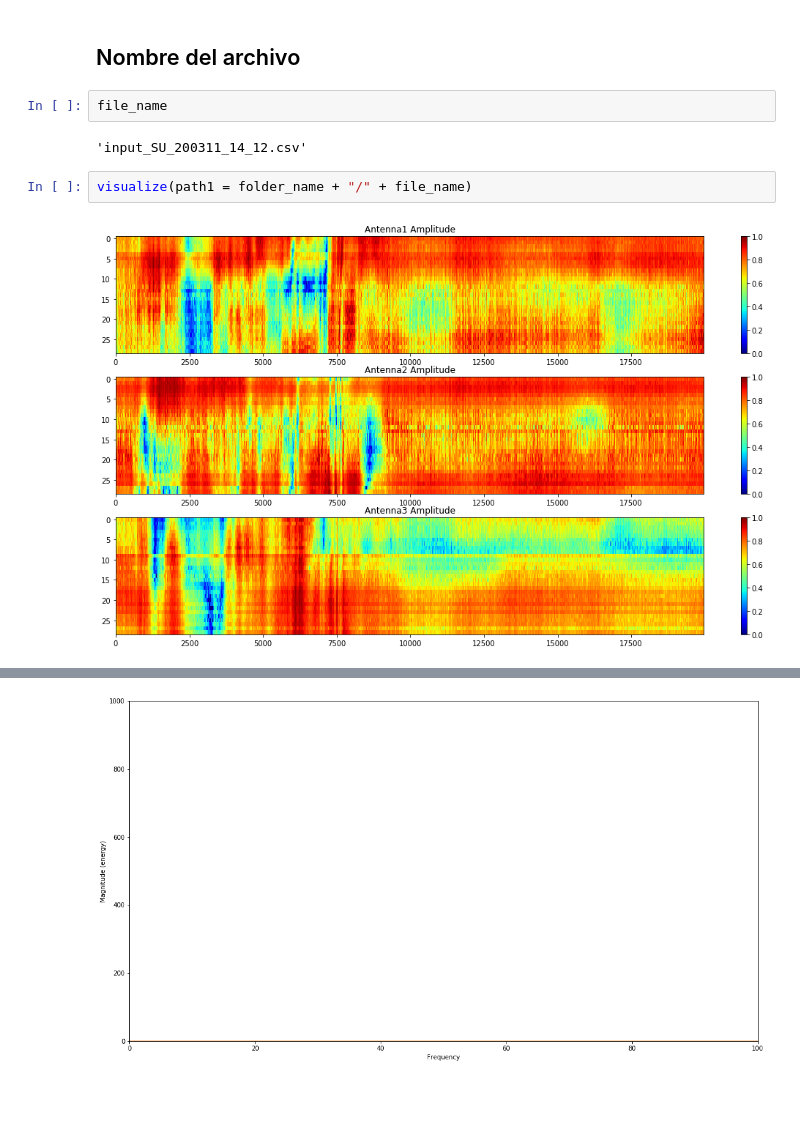
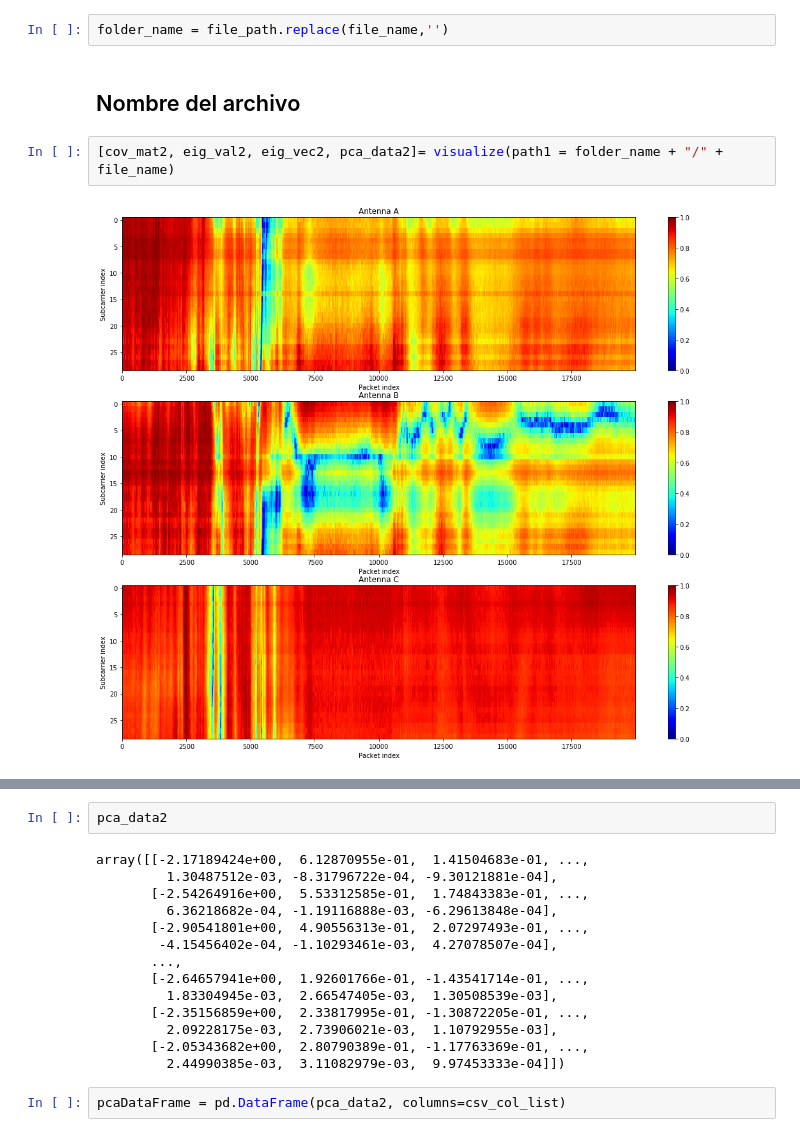
Before and after one commit to RevanTIE/WIFIALR, a Jupyter notebook: PCA_STFT_visualize.ipynb, the cells around one changed output, grey strips where cells are left out. Saved outputs shown, nothing was run; the diff lists cells and outputs as text; blank space fills up the shorter version.

```diff
--- a/PCA_STFT_visualize.ipynb
+++ b/PCA_STFT_visualize.ipynb
@@ -178,10 +202,8 @@ file_name = splitted[-1]
+# %%
+folder_name = file_path.replace(file_name,'')
 # %% [markdown]
 ## Nombre del archivo
-# %%
-file_name
-# %% [output]
-'input_SU_200311_14_12.csv'
 # %%
-visualize(path1 = folder_name + "/" + file_name)
+[cov_mat2, eig_val2, eig_vec2, pca_data2]= visualize(path1 = folder_name + "/" + file_name)
 # %% [output]
-[figure, old version]
+[figure, new version]
@@ -190 +212,18 @@ visualize(path1 = folder_name + "/" + file_name)
-[figure, removed]
+# %%
+pca_data2
+# %% [output]
+array([[-2.17189424e+00,  6.12870955e-01,  1.41504683e-01, ...,
+         1.30487512e-03, -8.31796722e-04, -9.30121881e-04],
+       [-2.54264916e+00,  5.53312585e-01,  1.74843383e-01, ...,
+         6.36218682e-04, -1.19116888e-03, -6.29613848e-04],
+       [-2.90541801e+00,  4.90556313e-01,  2.07297493e-01, ...,
+        -4.15456402e-04, -1.10293461e-03,  4.27078507e-04],
+       ...,
+       [-2.64657941e+00,  1.92601766e-01, -1.43541714e-01, ...,
+         1.83304945e-03,  2.66547405e-03,  1.30508539e-03],
+       [-2.35156859e+00,  2.33817995e-01, -1.30872205e-01, ...,
+         2.09228175e-03,  2.73906021e-03,  1.10792955e-03],
+       [-2.05343682e+00,  2.80790389e-01, -1.17763369e-01, ...,
+         2.44990385e-03,  3.11082979e-03,  9.97453333e-04]])
+# %%
+pcaDataFrame = pd.DataFrame(pca_data2, columns=csv_col_list)
```
Also changed, not shown: parts of 6 cells of this notebook, 36 other files.
